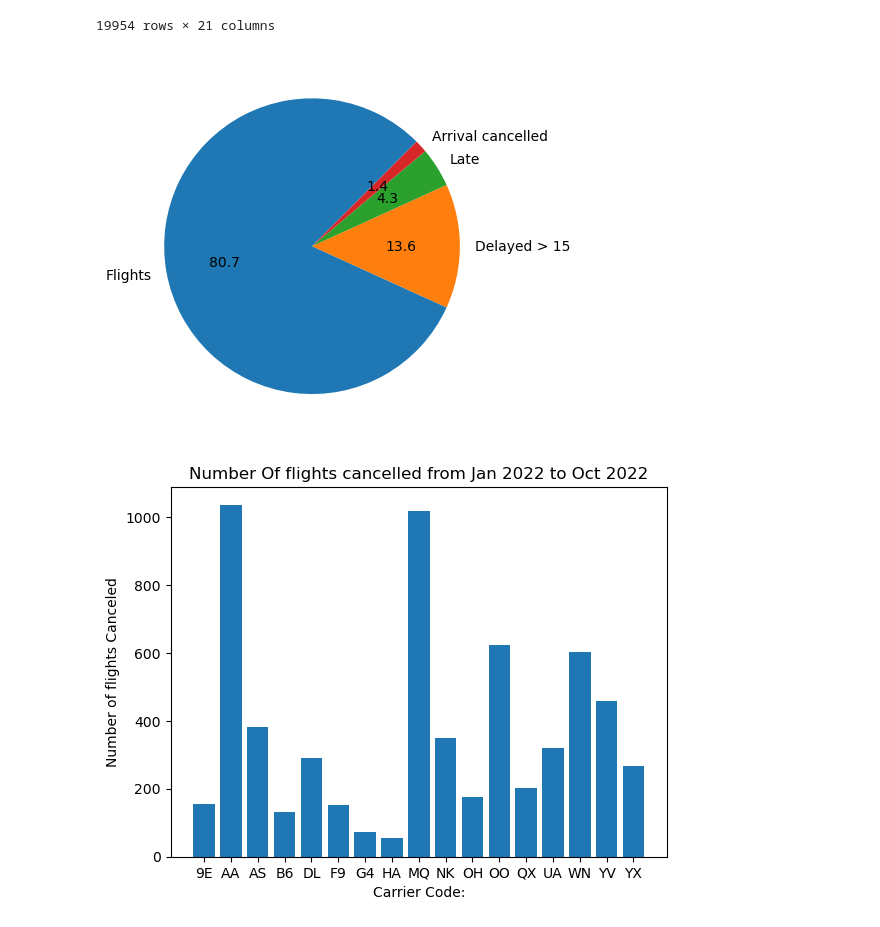
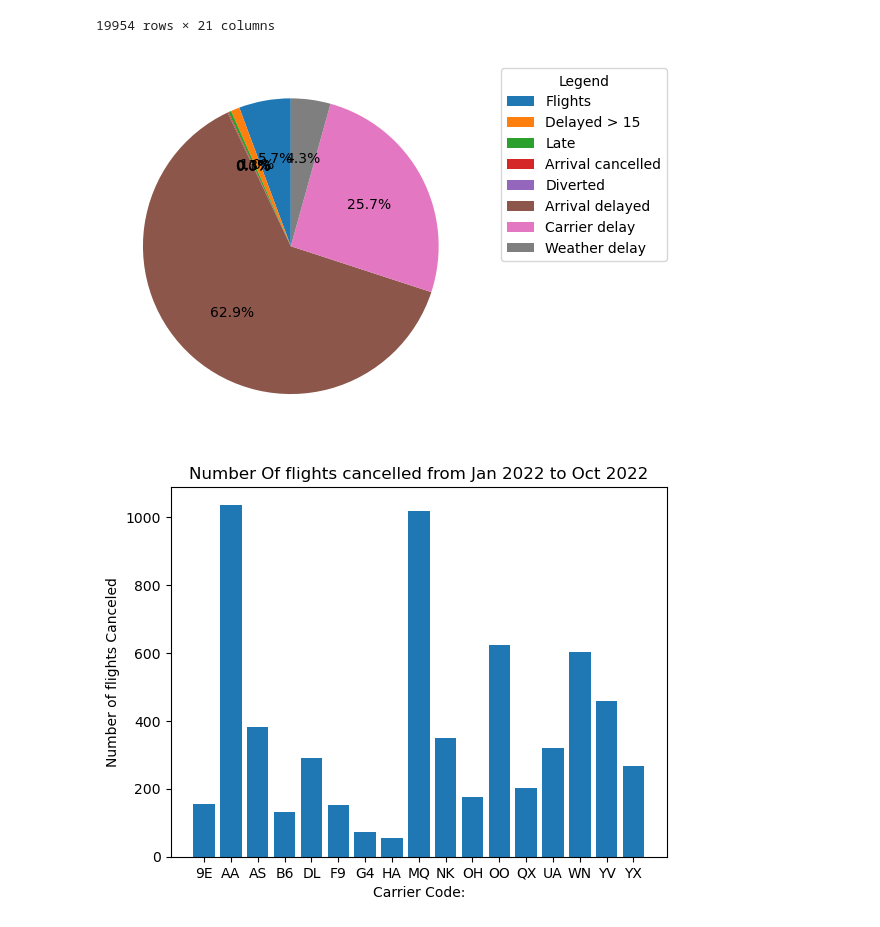
Before and after one commit to ubco-W2022T2-data301/project-group-group51, a Jupyter notebook: analysis/Main.ipynb, the cells around one changed output. Saved outputs shown, nothing was run; the diff lists cells and outputs as text; code cells hidden in the pictures.

Commit message:
pie chart legend added

```diff
--- a/analysis/Main.ipynb
+++ b/analysis/Main.ipynb
@@ -48,23 +48,25 @@ airlineDatajan2021Dec2021
 # %%
 import numpy as np
 
 flights = airlineDatajan2021Dec2021["arr_flights"].sum()
 delayed15 = airlineDatajan2021Dec2021["arr_del15"].sum()
 late = airlineDatajan2021Dec2021["late_aircraft_ct"].sum()
 cancelled = airlineDatajan2021Dec2021["arr_cancelled"].sum()
-#diverted = airlineDatajan2022oct2022["arr_diverted"].sum()
-#arrivaldelayed = airlineDatajan2022oct2022["arr_delay"].sum()
-#carrierdelay = airlineDatajan2022oct2022["carrier_delay"].sum()
-#weather = airlineDatajan2022oct2022["weather_delay"].sum()
+diverted = airlineDatajan2021Dec2021["arr_diverted"].sum()
+arrivaldelayed = airlineDatajan2021Dec2021["arr_delay"].sum()
+carrierdelay = airlineDatajan2021Dec2021["carrier_delay"].sum()
+weather = airlineDatajan2021Dec2021["weather_delay"].sum()
 
 #, 'diverted', 'arrivaldelayed', 'carrierdelay', 'Weather'
 
-labels = ['Flights', 'Delayed > 15', 'Late', 'Arrival cancelled']
+labels = ['Flights', 'Delayed > 15', 'Late', 'Arrival cancelled', 'Diverted', 'Arrival delayed', 'Carrier delay', 'Weather delay']
+
 # diverted, arrivaldelayed, carrierdelay, weather
-plt.pie([flights, delayed15, late, cancelled], labels = labels, autopct = '%.1f', startangle = 45)
+plt.pie([flights, delayed15, late, cancelled, diverted, arrivaldelayed, carrierdelay, weather], autopct = '%.1f%%', startangle = 90)
+plt.legend(labels,title = "Legend",bbox_to_anchor = (1.05,1), loc = "best")
 plt.show()
 # %% [output]
-[figure, old version]
+[figure, new version]
 # %%
 plt.bar(airlineDatajan2021Dec2021.carrier, airlineDatajan2021Dec2021.arr_cancelled)
 plt.xlabel('Carrier Code:')
```
Also changed, not shown: 1 other file.
